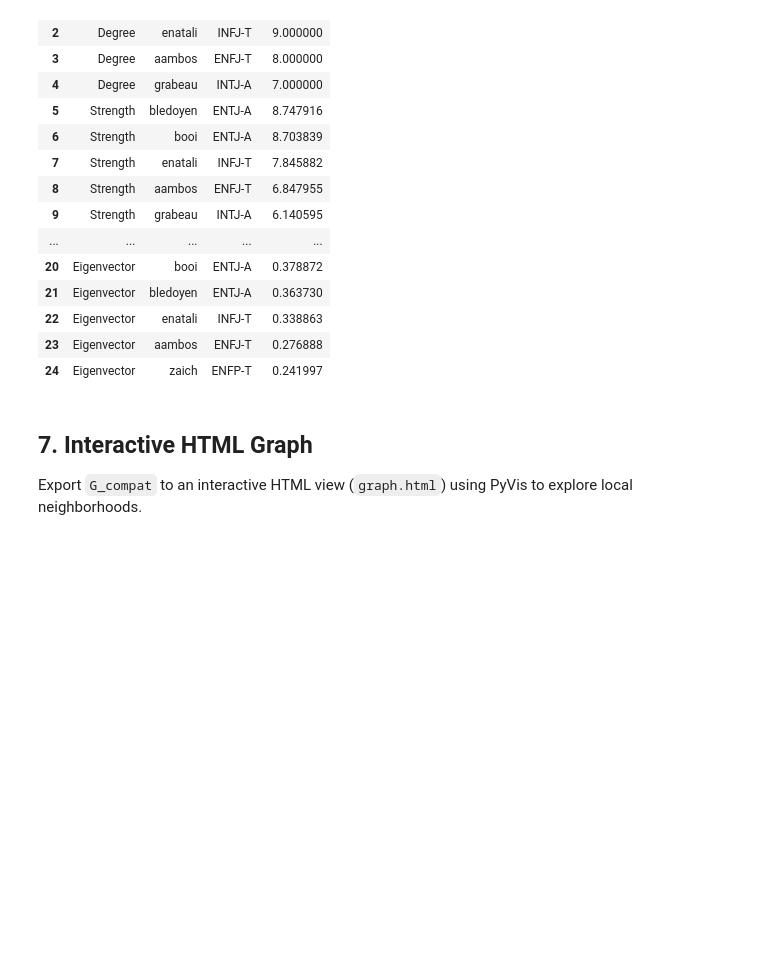
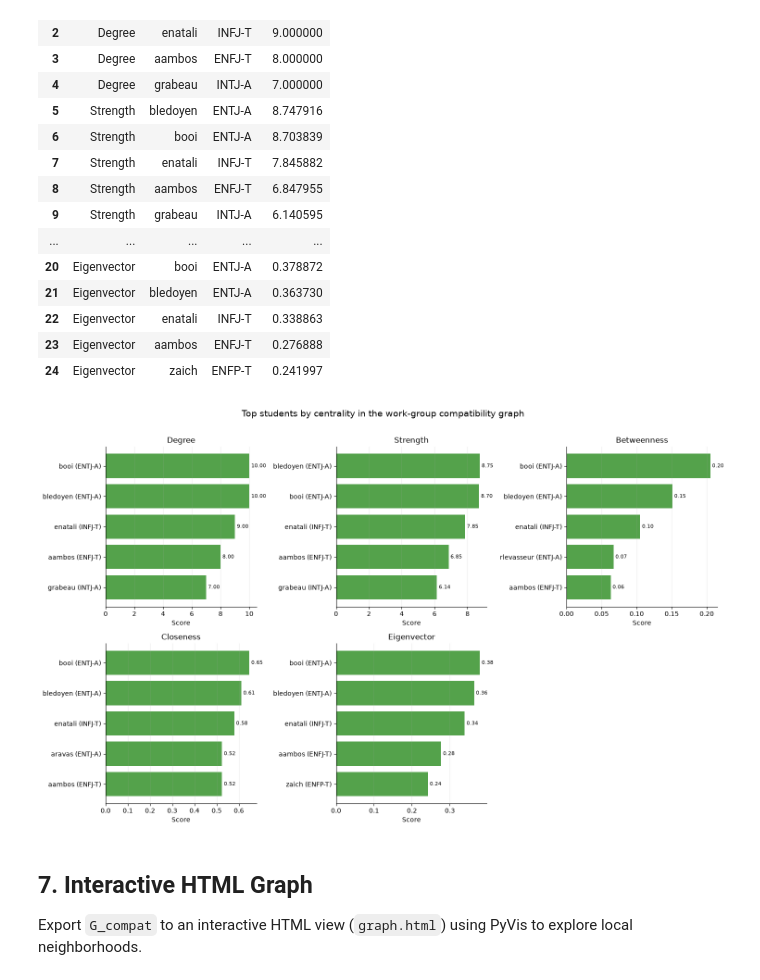
Before and after one commit to Waxguillermo/mbti-graph-analytics, a Jupyter notebook: base_notebook.ipynb, the cells around one changed output. Drawn from its saved outputs; the diff is of its cells as text; code cells hidden in the pictures; blank space fills up the shorter version.

```diff
--- a/base_notebook.ipynb
+++ b/base_notebook.ipynb
@@ -558,6 +684,25 @@ display(top_compatibility_centrality)
 | 22 | Eigenvector | enatali | INFJ-T | 0.338863 |
 | 23 | Eigenvector | aambos | ENFJ-T | 0.276888 |
 | 24 | Eigenvector | zaich | ENFP-T | 0.241997 |
+# %%
+# Each centrality measure gets its own panel and scale; labels include MBTI type.
+centrality_measures = ["Degree", "Strength", "Betweenness", "Closeness", "Eigenvector"]
+fig, axes = plt.subplots(2, 3, figsize=(15, 9))
+for ax, measure in zip(axes.flat, centrality_measures):
+    top_students = compatibility_centrality.nlargest(5, measure).sort_values(measure)
+    labels = [f"{row.Student} ({row.MBTI})" for row in top_students.itertuples()]
+    bars = ax.barh(labels, top_students[measure], color="#54A24B")
+    ax.bar_label(bars, fmt="%.2f", padding=3, fontsize=8)
+    ax.set_title(measure)
+    ax.set_xlabel("Score")
+    ax.grid(axis="x", alpha=0.22)
+    ax.spines[["top", "right"]].set_visible(False)
+axes.flat[-1].set_visible(False)
+fig.suptitle("Top students by centrality in the work-group compatibility graph", fontsize=14, y=1.01)
+fig.tight_layout()
+plt.show()
+# %% [output]
+[figure, added]
 # %% [markdown]
 ## 7. Interactive HTML Graph
 
```
Also changed, not shown: parts of 2 cells of this notebook, 1 other file.
